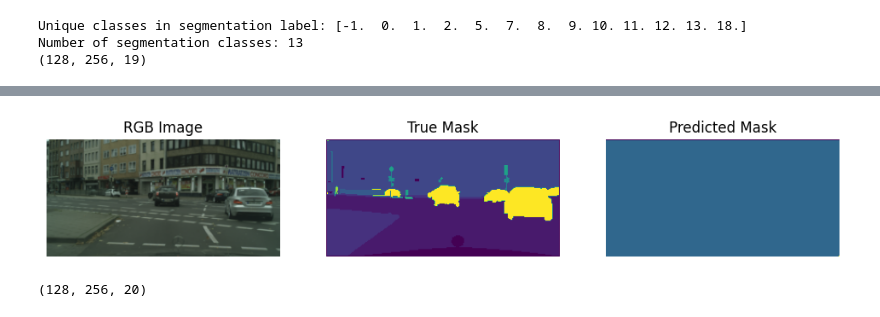
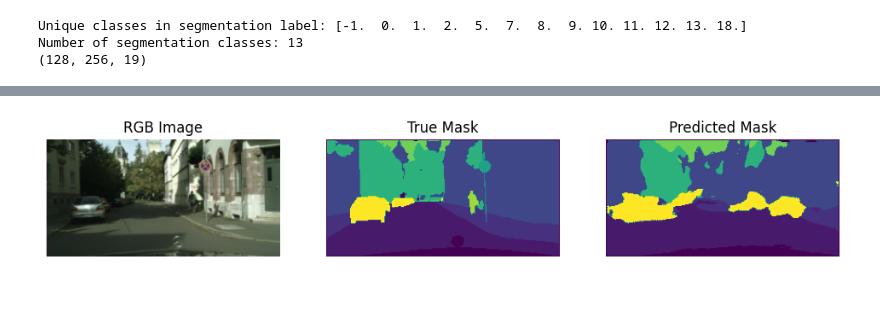
Before and after one commit to parthpatel05/IconSeg-Report, a Jupyter notebook: cityscapes/UNET.ipynb, the cells around one changed output, grey strips where cells are left out. Saved outputs shown, nothing was run; the diff lists cells and outputs as text; code cells hidden in the pictures.

Commit message:
Last model and weights

```diff
--- a/cityscapes/UNET.ipynb
+++ b/cityscapes/UNET.ipynb
@@ -130,7 +129,7 @@ depth_dir = './train/depth'
 rgb_shape = (128, 256, 3)
 input_shape = (128, 256, 3)
 num_classes = 20
-batch_size = 35
+batch_size = 16
 
 
 class NPYDataGenerator(Sequence):
@@ -265,4 +264,5 @@ unet_model.compile(
 )
 
 
-unet_history = unet_model.fit(train_generator, validation_data=val_generator, epochs=10)
+unet_model.load_weights("./unet.weights.h5")
+# unet_history = unet_model.fit(train_generator, validation_data=val_generator, epochs=20, initial_epoch=15)
@@ -288,7 +284,7 @@ test_generator = NPYDataGenerator(
 )
 
 # Load one batch from the validation generator
-val_images, val_labels = test_generator[0]
+val_images, val_labels = test_generator[35]
 
 # Select the first image in the batch
 sample_image = val_images[0]  # This includes RGB, depth, and one-hot label channels
@@ -328,5 +324 @@ plt.show()
-[figure, old version]
+[figure, new version]
-# %%
-predictions[0].shape
-# %% [output]
-(128, 256, 20)
```
Also changed, not shown: parts of 10 cells of this notebook, 8 other files.
